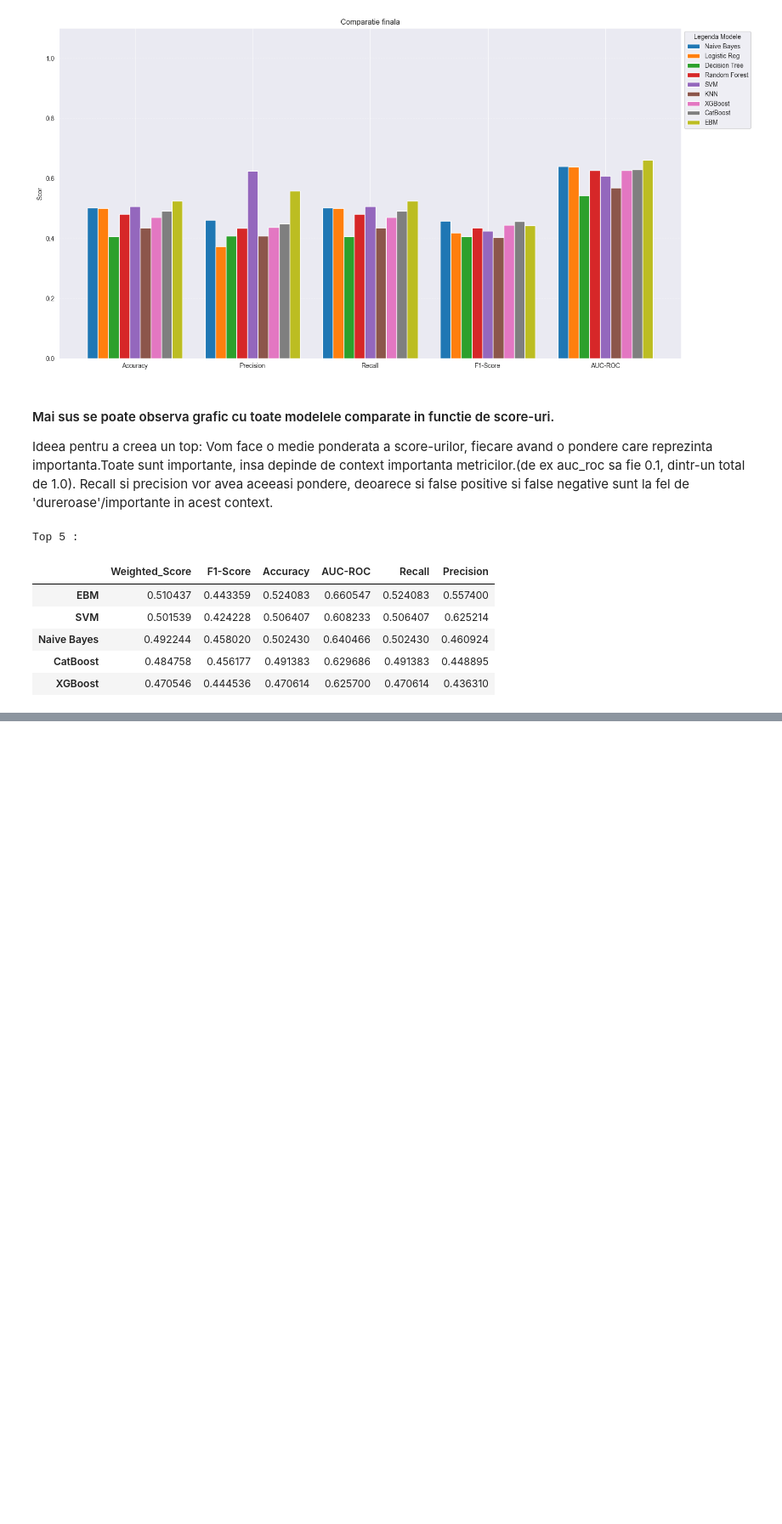
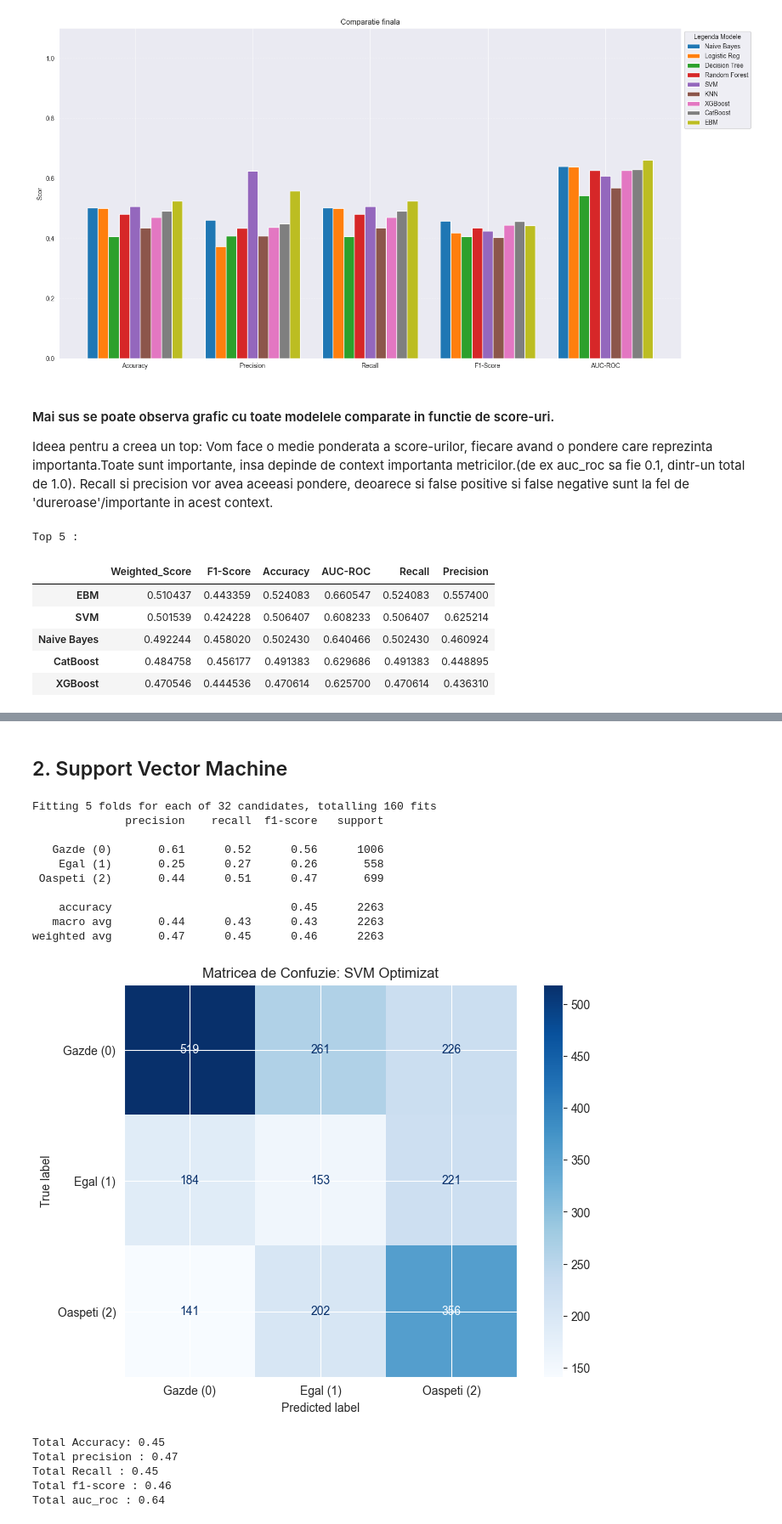
Before and after one commit to Technical-University-of-Cluj-Napoca/proiect-ml-RazvanBarna, a Jupyter notebook: Notebooks/Classification.ipynb, the cells around one changed output, grey strips where cells are left out. Shown at 85% size. Cells and saved outputs as stored; diff of their text form; code cells hidden in the pictures; blank space fills up the shorter version.

```diff
--- a/Notebooks/Classification.ipynb
+++ b/Notebooks/Classification.ipynb
@@ -1040,0 +1140,66 @@ Top 5 :
+# %% [markdown]
+## 2. Support Vector Machine
+# %%
+
+svm_grid = {
+    "C": [0.1, 1, 10, 100],
+    "kernel": ["linear", "rbf"],
+    "gamma": ["scale", "auto", 0.01, 0.1],
+    'class_weight': ['balanced'],
+    "decision_function_shape": ['ovr']
+}
+
+svm_base = SVC(
+    random_state=10,
+    probability=True,
+)
+
+grid_search_svm = GridSearchCV(
+    estimator=svm_base,
+    param_grid=svm_grid,
+    n_jobs=-1,
+    cv=5,
+    scoring='f1_weighted',
+    verbose=1
+)
+
+grid_search_svm.fit(X_train_scaled, y_train)
+best_svm = grid_search_svm.best_estimator_
+y_pred_svm_opt = best_svm.predict(X_test_scaled)
+y_probs_svm_opt = best_svm.predict_proba(X_test_scaled)
+acc_svm_opt = accuracy_score(y_test, y_pred_svm_opt)
+prec_svm_opt = precision_score(y_test, y_pred_svm_opt, average='weighted')
+rec_svm_opt = recall_score(y_test, y_pred_svm_opt, average='weighted')
+f1_svm_opt = f1_score(y_test, y_pred_svm_opt, average='weighted')
+auc_roc_svm_opt = roc_auc_score(y_test, y_probs_svm_opt, multi_class='ovr', average='weighted')
+
+print(classification_report(y_test, y_pred_svm_opt, target_names=['Gazde (0)', 'Egal (1)', 'Oaspeti (2)']))
+cm_svm_opt = confusion_matrix(y_test, y_pred_svm_opt)
+disp = ConfusionMatrixDisplay(confusion_matrix=cm_svm_opt, display_labels=['Gazde (0)', 'Egal (1)', 'Oaspeti (2)'])
+fig, ax = plt.subplots(figsize=(8, 6))
+disp.plot(cmap='Blues', ax=ax)
+ax.set_title("Matricea de Confuzie: SVM Optimizat")
+plt.show()
+
+print(f"Total Accuracy: {acc_svm_opt:.2f}")
+print(f"Total precision : {prec_svm_opt:.2f}")
+print(f"Total Recall : {rec_svm_opt:.2f}")
+print(f"Total f1-score : {f1_svm_opt:.2f}")
+print(f"Total auc_roc : {auc_roc_svm_opt:.2f}")
+# %% [output]
+Fitting 5 folds for each of 32 candidates, totalling 160 fits
+              precision    recall  f1-score   support
+
+   Gazde (0)       0.61      0.52      0.56      1006
+    Egal (1)       0.25      0.27      0.26       558
+ Oaspeti (2)       0.44      0.51      0.47       699
+
+    accuracy                           0.45      2263
+   macro avg       0.44      0.43      0.43      2263
+weighted avg       0.47      0.45      0.46      2263
+[figure, added]
+Total Accuracy: 0.45
+Total precision : 0.47
+Total Recall : 0.45
+Total f1-score : 0.46
+Total auc_roc : 0.64
```
Also changed, not shown: parts of 34 cells of this notebook, 21 other files.
